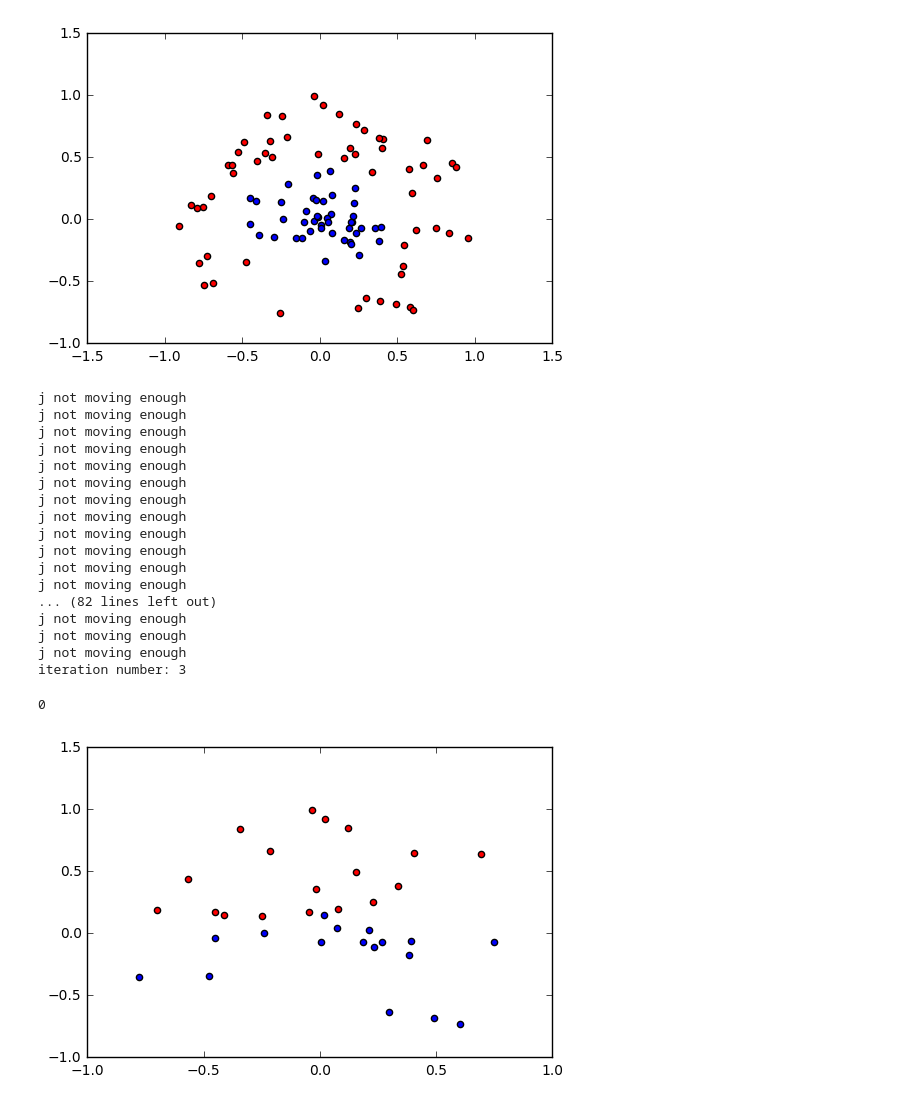
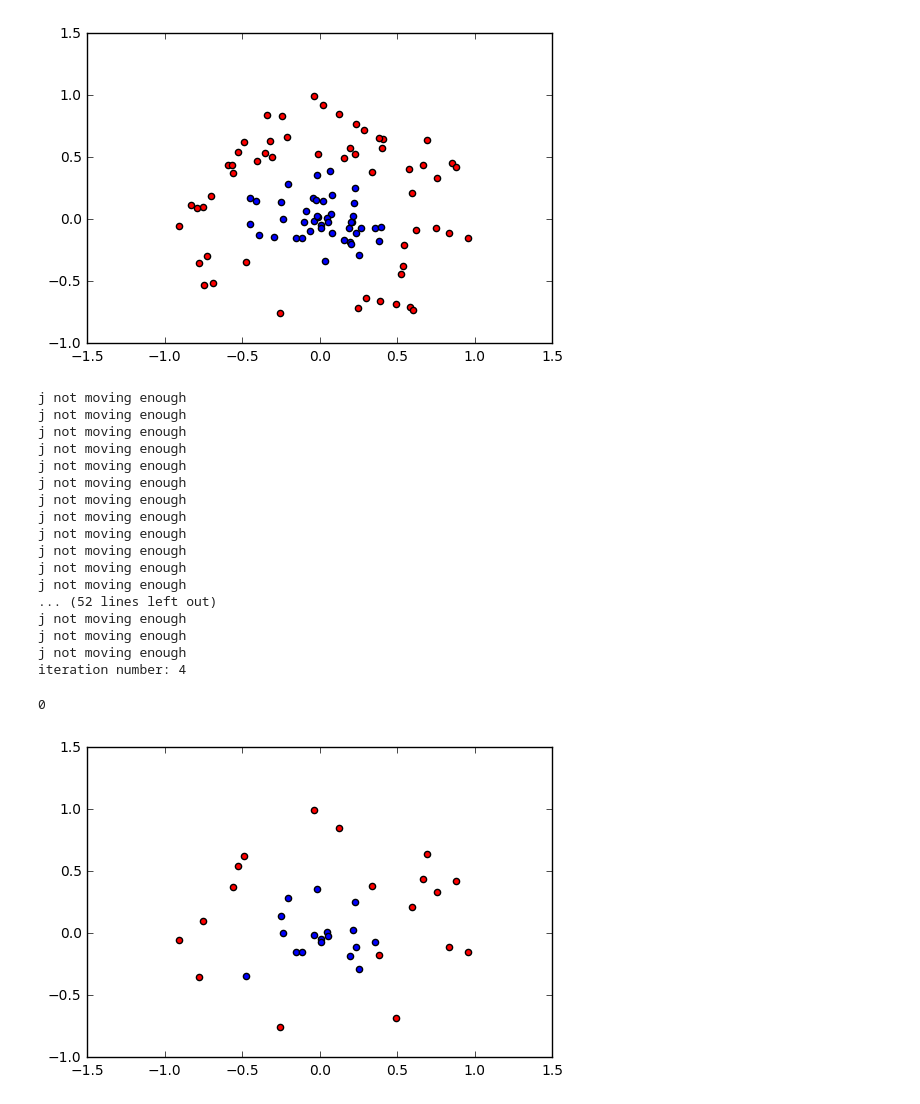
Before and after one commit to TTJason/MySVM, a Jupyter notebook: MySVM_V2.ipynb, the cells around one changed output. Drawn from its saved outputs; the diff is of its cells as text; code cells hidden in the pictures.

```diff
--- a/MySVM_V2.ipynb
+++ b/MySVM_V2.ipynb
@@ -28,7 +28,7 @@ class smoSVM:
         self.maxIter = maxIter
         self.w = mat(zeros((self.n,1)))
         for i in range(self.m):
-            self.K[:,i] = self.kernelTrans(i)
+            self.K[:,i] = self.kernelTrans(self.X[i,:])
 
     def selectJrand(self,i):
         j=i #we want to select any J not equal to i
@@ -43,7 +43,7 @@ class smoSVM:
             aj = L
         return aj
     def calcEk(self,k):
-        fxk = float(multiply(self.alphas,self.Y).T*(self.X*self.X[k,:].T)) + self.b
+        fxk = float(multiply(self.alphas,self.Y).T*self.K[:,k]+ self.b)
         Ek = fxk - float(self.Y[k])
         return Ek
 
@@ -131,18 +131,19 @@ class smoSVM:
             if entireSet: entireSet = False
             elif (alphaPairsChanged == 0): entireSet = True
             print "iteration number: %d" % iter
+        self.calcWs()
         return 0
     def calcWs(self):
         for i in range(self.m):
             self.w += multiply(self.alphas[i]*self.Y[i],self.X[i,:].T)
         return self.w
-    def kernelTrans(self,i): #calc the kernel or transform data to a higher dimensional space
+    def kernelTrans(self,A): #calc the kernel or transform data to a higher dimensional space
         m,n = shape(self.X)
         K = mat(zeros((m,1)))
-        if self.kTup[0]=='lin': K = self.X * self.X[i,:].T   #linear kernel
+        if self.kTup[0]=='lin': K = self.X * A.T   #linear kernel
         elif self.kTup[0]=='rbf':
             for j in range(m):
-                deltaRow = self.X[j,:] - self.X[i,:]
+                deltaRow = self.X[j,:] - A
                 K[j] = deltaRow*deltaRow.T
             K = exp(K/(-1*self.kTup[1]**2)) #divide in NumPy is element-wise not matrix like Matlab
         else: raise NameError('Houston We Have a Problem -- \
@@ -152,14 +153,15 @@ class smoSVM:
         if dataIn.shape[1] != self.X.shape[1]:
             print('数据有误')
             return 0
-        w = self.calcWs()
-        y = mat(dataIn)*mat(w) + self.b
-        return array(y)
+        n = len(dataIn)
+        result = zeros((1,n))
+        for i in range(n):
+            result[0,i] = multiply(self.alphas,self.Y).T*self.kernelTrans(mat(dataIn[i,:]))+self.b
+        return array(result)
     def predictAndDraw(self,dataIn):
         predictResult = self.predict(array(dataIn))
-        neg = dataIn[where(predictResult[:,0]<=0)]
-        pos = dataIn[where(predictResult[:,0]>=0)]
-
+        neg = dataIn[where(predictResult[0,:]<0)]
+        pos = dataIn[where(predictResult[0,:]>=0)]
         plt.scatter(neg[:,0],neg[:,1],c= "red")
         plt.scatter(pos[:,0],pos[:,1],c= "blue")
         x = array(linspace(3, 6, 100))
@@ -230,7 +223,7 @@ plt.show()
 # %%
 trainSetData,trainSetLabel,testSetData,testSetLabel = splitData(testSetRBFData,testSetRBFLabel,0.6)
 # %%
-model2 = smoSVM(xMatIn=trainSetData,yMatIn=trainSetLabel,C=0.6,toler=0.001,kTup=('rbf',1.2),maxIter=100)
+model2 = smoSVM(xMatIn=trainSetData,yMatIn=trainSetLabel,C=200,toler=0.0001,kTup=('rbf',1.5),maxIter=10000)
 # %%
 model2.smoP()
 # %% [output]
@@ -246,24 +239,24 @@ j not moving enough
 j not moving enough
 j not moving enough
 j not moving enough
-... (82 lines left out)
+... (52 lines left out)
 j not moving enough
 j not moving enough
 j not moving enough
-iteration number: 3
+iteration number: 4
 0
 # %%
 testSetPrediction = model2.predict(testSetData)
 # %%
 
-neg = testSetData[where(testSetPrediction[:,0]<0)]
-pos = testSetData[where(testSetPrediction[:,0]>0)]
+neg = testSetData[where(testSetPrediction[0,:]<0)]
+pos = testSetData[where(testSetPrediction[0,:]>0)]
 
 plt.scatter(neg[:,0],neg[:,1],c= "red")
 plt.scatter(pos[:,0],pos[:,1],c= "blue")
 plt.show()
 # %% [output]
-[figure, old version]
+[figure, new version]
 # %%
 neg = trainSetData[where(trainSetLabel<0)]
 pos = trainSetData[where(trainSetLabel>0)]
```
Also changed, not shown: parts of 3 cells of this notebook.
